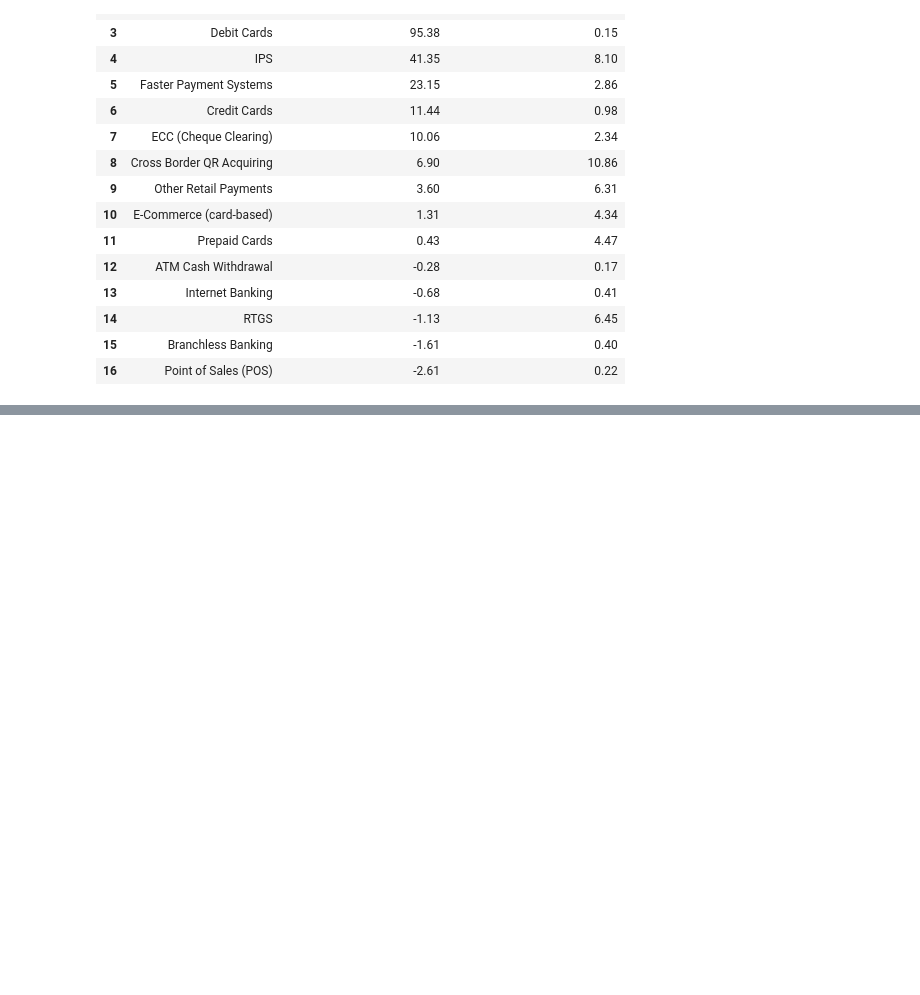
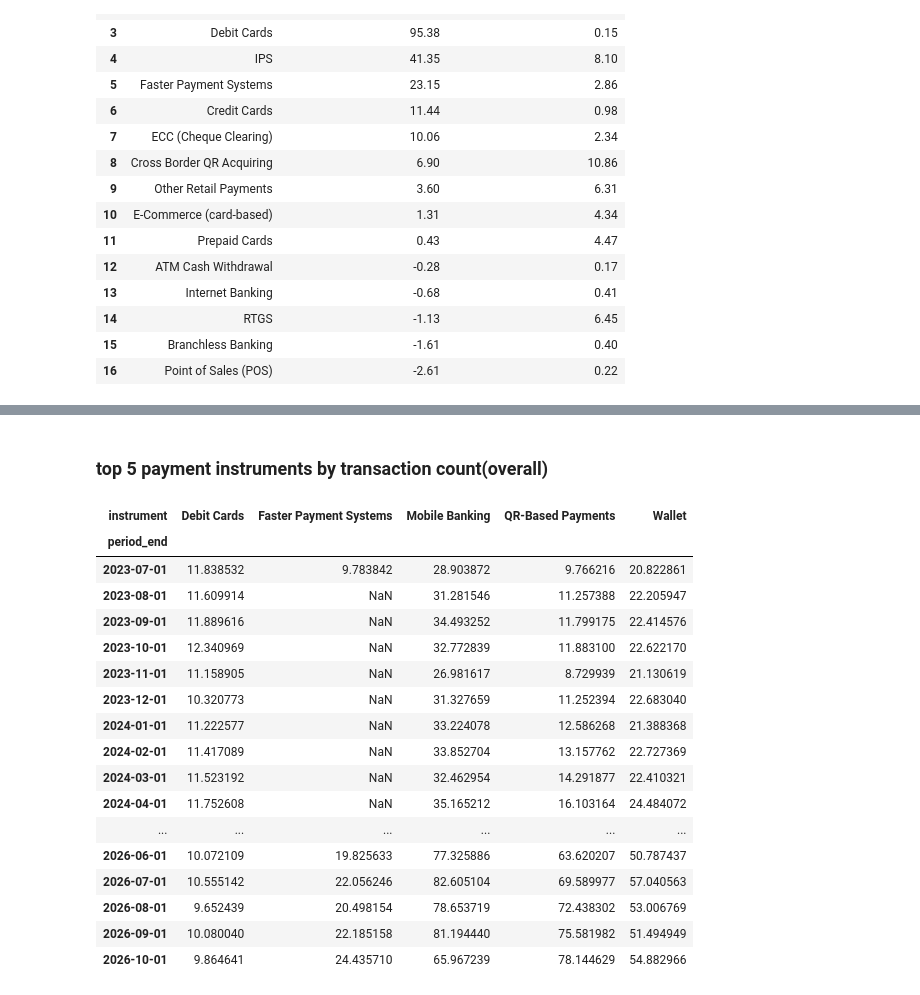
Before and after one commit to Srijan0113/Nepal_Online_Payment_System, a Jupyter notebook: Python/02_transaction_trend_analysis.ipynb, the cells around one changed output, grey strips where cells are left out. Cells and saved outputs as stored; diff of their text form; code cells hidden in the pictures; blank space fills up the shorter version.

```diff
--- a/Python/02_transaction_trend_analysis.ipynb
+++ b/Python/02_transaction_trend_analysis.ipynb
@@ -950,0 +989,41 @@ instrument_growth_comparison.round(2)
+# %% [markdown]
+### top 5 payment instruments by transaction count(overall)
+# %%
+top_5_instruments = (
+    instrument_trends
+    .nlargest(5, "txn_count_share_pct")["instrument"]
+)
+
+top_5_monthly = instrument_monthly_count[
+    instrument_monthly_count["instrument"].isin(top_5_instruments)
+].copy()
+
+top_5_monthly["txn_count_million"] = (
+    top_5_monthly["txn_count"] / 1_000_000
+)
+
+count_trend_pivot = top_5_monthly.pivot(
+    index="period_end",
+    columns="instrument",
+    values="txn_count_million"
+)
+count_trend_pivot
+# %% [output]
+| instrument | Debit Cards | Faster Payment Systems | Mobile Banking | QR-Based Payments | Wallet |
+| period_end |  |  |  |  |  |
+| 2023-07-01 | 11.838532 | 9.783842 | 28.903872 | 9.766216 | 20.822861 |
+| 2023-08-01 | 11.609914 | NaN | 31.281546 | 11.257388 | 22.205947 |
+| 2023-09-01 | 11.889616 | NaN | 34.493252 | 11.799175 | 22.414576 |
+| 2023-10-01 | 12.340969 | NaN | 32.772839 | 11.883100 | 22.622170 |
+| 2023-11-01 | 11.158905 | NaN | 26.981617 | 8.729939 | 21.130619 |
+| 2023-12-01 | 10.320773 | NaN | 31.327659 | 11.252394 | 22.683040 |
+| 2024-01-01 | 11.222577 | NaN | 33.224078 | 12.586268 | 21.388368 |
+| 2024-02-01 | 11.417089 | NaN | 33.852704 | 13.157762 | 22.727369 |
+| 2024-03-01 | 11.523192 | NaN | 32.462954 | 14.291877 | 22.410321 |
+| 2024-04-01 | 11.752608 | NaN | 35.165212 | 16.103164 | 24.484072 |
+| ... | ... | ... | ... | ... | ... |
+| 2026-06-01 | 10.072109 | 19.825633 | 77.325886 | 63.620207 | 50.787437 |
+| 2026-07-01 | 10.555142 | 22.056246 | 82.605104 | 69.589977 | 57.040563 |
+| 2026-08-01 | 9.652439 | 20.498154 | 78.653719 | 72.438302 | 53.006769 |
+| 2026-09-01 | 10.080040 | 22.185158 | 81.194440 | 75.581982 | 51.494949 |
+| 2026-10-01 | 9.864641 | 24.435710 | 65.967239 | 78.144629 | 54.882966 |
```
Also changed, not shown: parts of 6 cells of this notebook.
